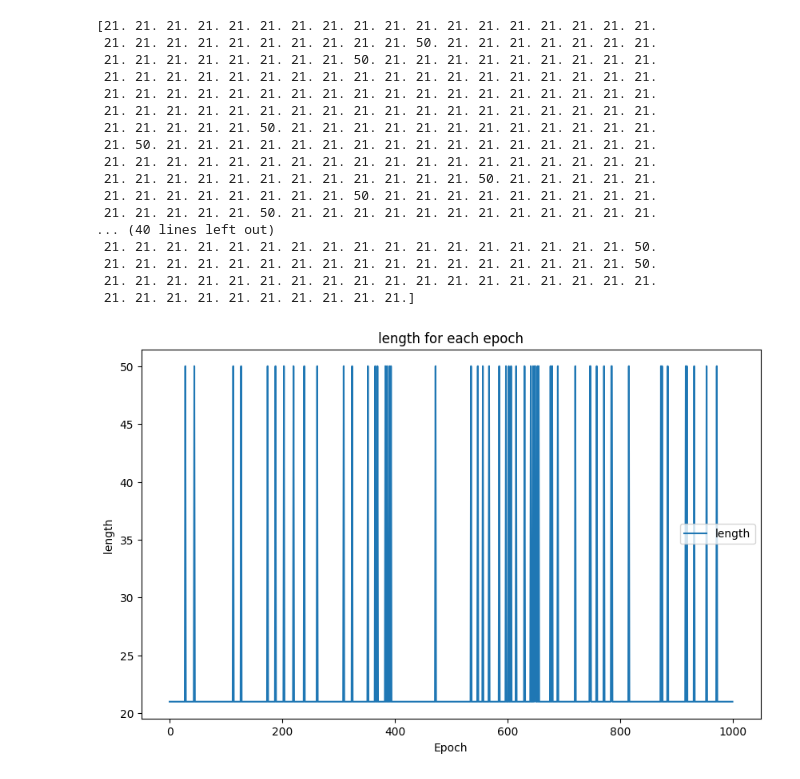
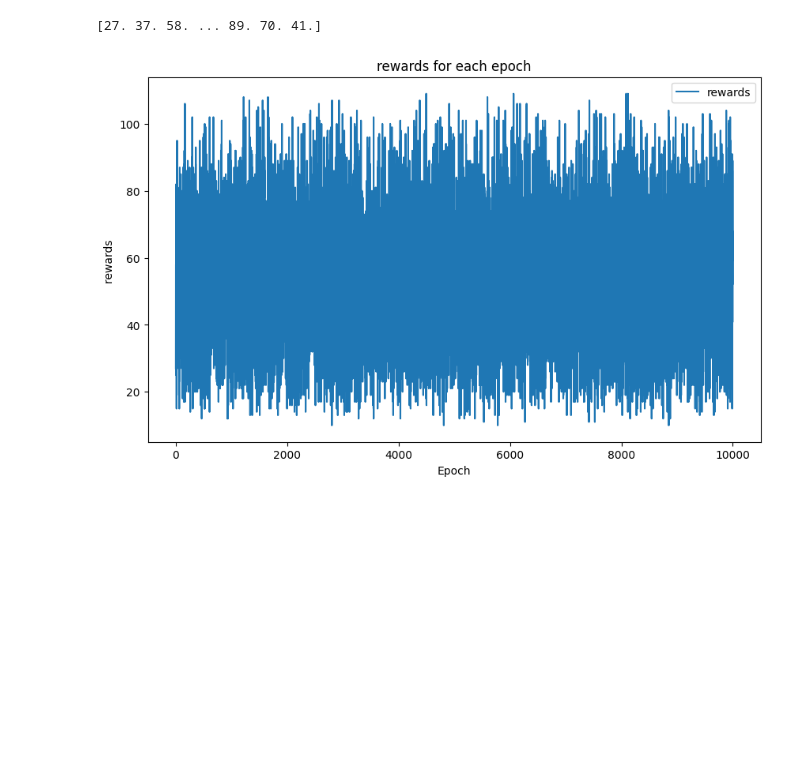
Before and after one commit to wilson20010327/vibecheck, a Jupyter notebook: visualize_the_rl_result.ipynb, the cells around one changed output. Saved outputs shown, nothing was run; the diff lists cells and outputs as text; code cells hidden in the pictures; blank space fills up the shorter version.

```diff
--- a/visualize_the_rl_result.ipynb
+++ b/visualize_the_rl_result.ipynb
@@ -4,7 +4,7 @@ import matplotlib.pyplot as plt
 import os
 import numpy as np
 # Assuming the result path is stored in a variable called result_path
-result_path = './result/Jan_19_overfitting/train/'
+result_path = './result/IL/training/1/'
 
 file_list = os.listdir(result_path)
 
@@ -28,0 +28,20 @@ plt.show()
+# %%
+result_path = './result/IL/training/1/'
+
+file_list = os.listdir(result_path)
+
+length = np.array([])
+for file_name in file_list:
+    if file_name.endswith('.csv'):
+        file = result_path + file_name
+        data = pd.read_csv(file)
+        length = np.append(length, len(data))
+print(length)
+# Plot the loss values
+plt.figure(figsize=(10, 6))
+plt.plot(length, label='length')
+plt.xlabel('Epoch')
+plt.ylabel('length ')
+plt.title('length for each epoch')
+plt.legend()
+plt.show()
@@ -29,5 +51,5 @@ plt.show()
 # %%
-result_path = './result/Jan_19_overfitting/train/'
+result_path = './result/Jan_21_random_init2_longer/test/'
 
 file_list = os.listdir(result_path)
 
@@ -36,6 +58,7 @@ for file_name in file_list:
     if file_name.endswith('.csv'):
         file = result_path + file_name
         data = pd.read_csv(file)
+
         length = np.append(length, len(data))
 print(length)
 # Plot the loss values
@@ -68,40 +91,24 @@ plt.show()
 # %%
-result_path = './result/Jan_19_overfitting/test/'
+result_path = './result/IL/training/1/'
 
 file_list = os.listdir(result_path)
 
-length = np.array([])
+rewards = np.array([])
 for file_name in file_list:
     if file_name.endswith('.csv'):
         file = result_path + file_name
         data = pd.read_csv(file)
 
-        length = np.append(length, len(data))
-print(length)
+        rewards = np.append(rewards, data.iloc[len(data)-1]['tot_reward'])
+print(rewards)
 # Plot the loss values
 plt.figure(figsize=(10, 6))
-plt.plot(length, label='length')
+plt.plot(rewards, label='rewards')
 plt.xlabel('Epoch')
-plt.ylabel('length ')
-plt.title('length for each epoch')
+plt.ylabel('rewards ')
+plt.title('rewards for each epoch')
 plt.legend()
 plt.show()
 # %% [output]
-[21. 21. 21. 21. 21. 21. 21. 21. 21. 21. 21. 21. 21. 21. 21. 21. 21. 21.
- 21. 21. 21. 21. 21. 21. 21. 21. 21. 21. 50. 21. 21. 21. 21. 21. 21. 21.
- 21. 21. 21. 21. 21. 21. 21. 21. 50. 21. 21. 21. 21. 21. 21. 21. 21. 21.
- 21. 21. 21. 21. 21. 21. 21. 21. 21. 21. 21. 21. 21. 21. 21. 21. 21. 21.
- 21. 21. 21. 21. 21. 21. 21. 21. 21. 21. 21. 21. 21. 21. 21. 21. 21. 21.
- 21. 21. 21. 21. 21. 21. 21. 21. 21. 21. 21. 21. 21. 21. 21. 21. 21. 21.
- 21. 21. 21. 21. 21. 50. 21. 21. 21. 21. 21. 21. 21. 21. 21. 21. 21. 21.
- 21. 50. 21. 21. 21. 21. 21. 21. 21. 21. 21. 21. 21. 21. 21. 21. 21. 21.
- 21. 21. 21. 21. 21. 21. 21. 21. 21. 21. 21. 21. 21. 21. 21. 21. 21. 21.
- 21. 21. 21. 21. 21. 21. 21. 21. 21. 21. 21. 21. 50. 21. 21. 21. 21. 21.
- 21. 21. 21. 21. 21. 21. 21. 21. 50. 21. 21. 21. 21. 21. 21. 21. 21. 21.
- 21. 21. 21. 21. 21. 50. 21. 21. 21. 21. 21. 21. 21. 21. 21. 21. 21. 21.
-... (40 lines left out)
- 21. 21. 21. 21. 21. 21. 21. 21. 21. 21. 21. 21. 21. 21. 21. 21. 21. 50.
- 21. 21. 21. 21. 21. 21. 21. 21. 21. 21. 21. 21. 21. 21. 21. 21. 21. 50.
- 21. 21. 21. 21. 21. 21. 21. 21. 21. 21. 21. 21. 21. 21. 21. 21. 21. 21.
- 21. 21. 21. 21. 21. 21. 21. 21. 21. 21.]
+[27. 37. 58. ... 89. 70. 41.]
-[figure, old version]
+[figure, new version]
```
Also changed, not shown: parts of 4 cells of this notebook, 7 other files.
